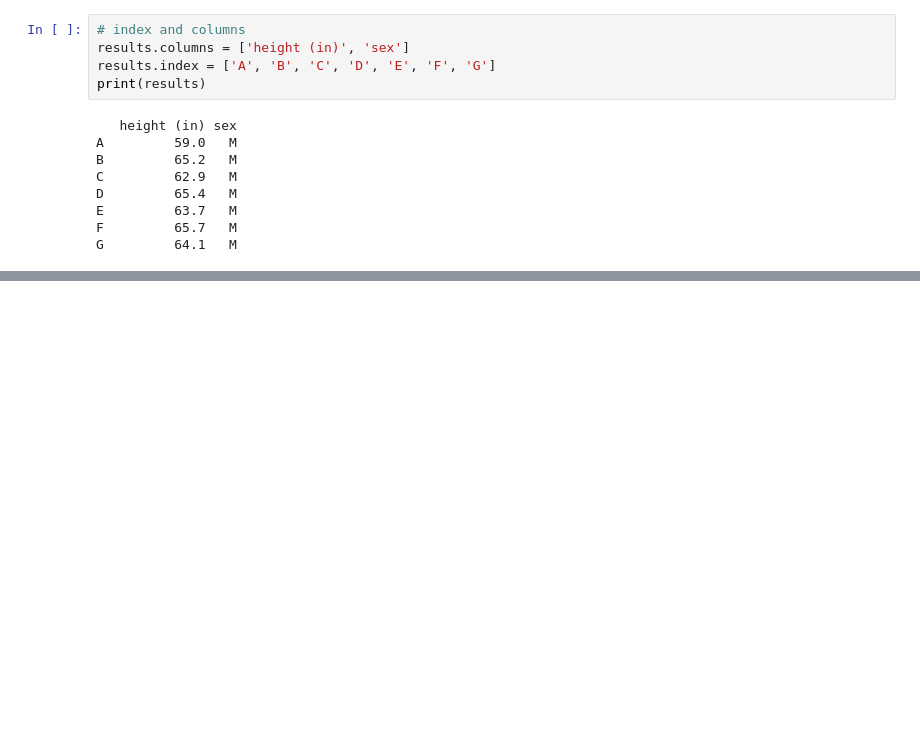
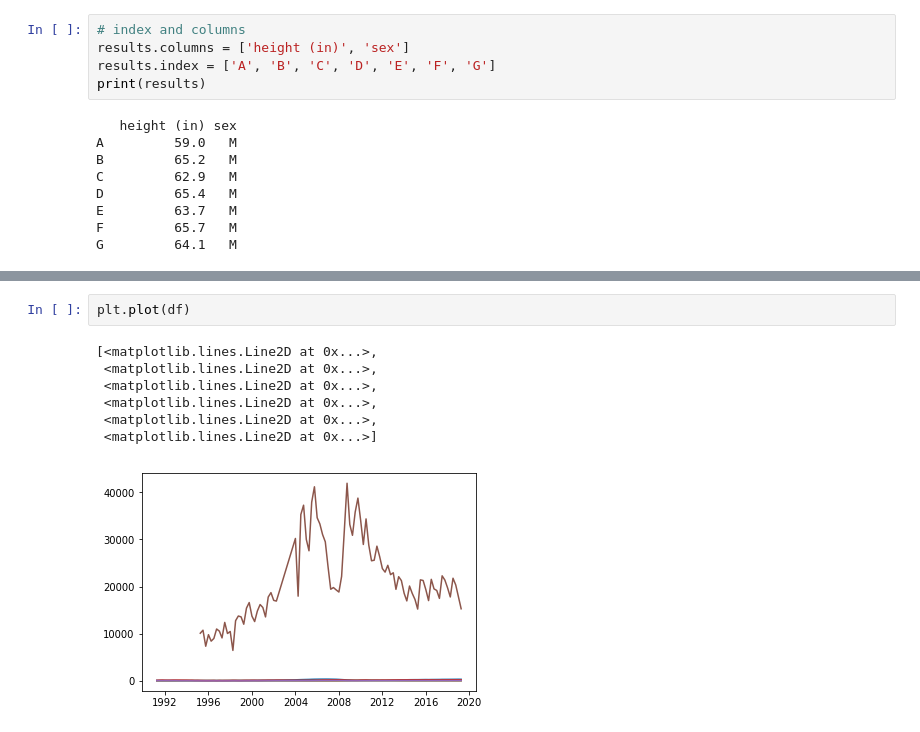
Before and after one commit to SANYAM1996/scatter-plotter, a Jupyter notebook: pandas_foundation.ipynb, the cells around one changed output, grey strips where cells are left out. Saved outputs shown, nothing was run; the diff lists cells and outputs as text; blank space fills up the shorter version.

```diff
--- a/pandas_foundation.ipynb
+++ b/pandas_foundation.ipynb
@@ -85,0 +182,10 @@ G         64.1   M
+# %%
+plt.plot(df)
+# %% [output]
+[<matplotlib.lines.Line2D at 0x...>,
+ <matplotlib.lines.Line2D at 0x...>,
+ <matplotlib.lines.Line2D at 0x...>,
+ <matplotlib.lines.Line2D at 0x...>,
+ <matplotlib.lines.Line2D at 0x...>,
+ <matplotlib.lines.Line2D at 0x...>]
+[figure, added]
```
Also changed, not shown: parts of 17 cells of this notebook.
